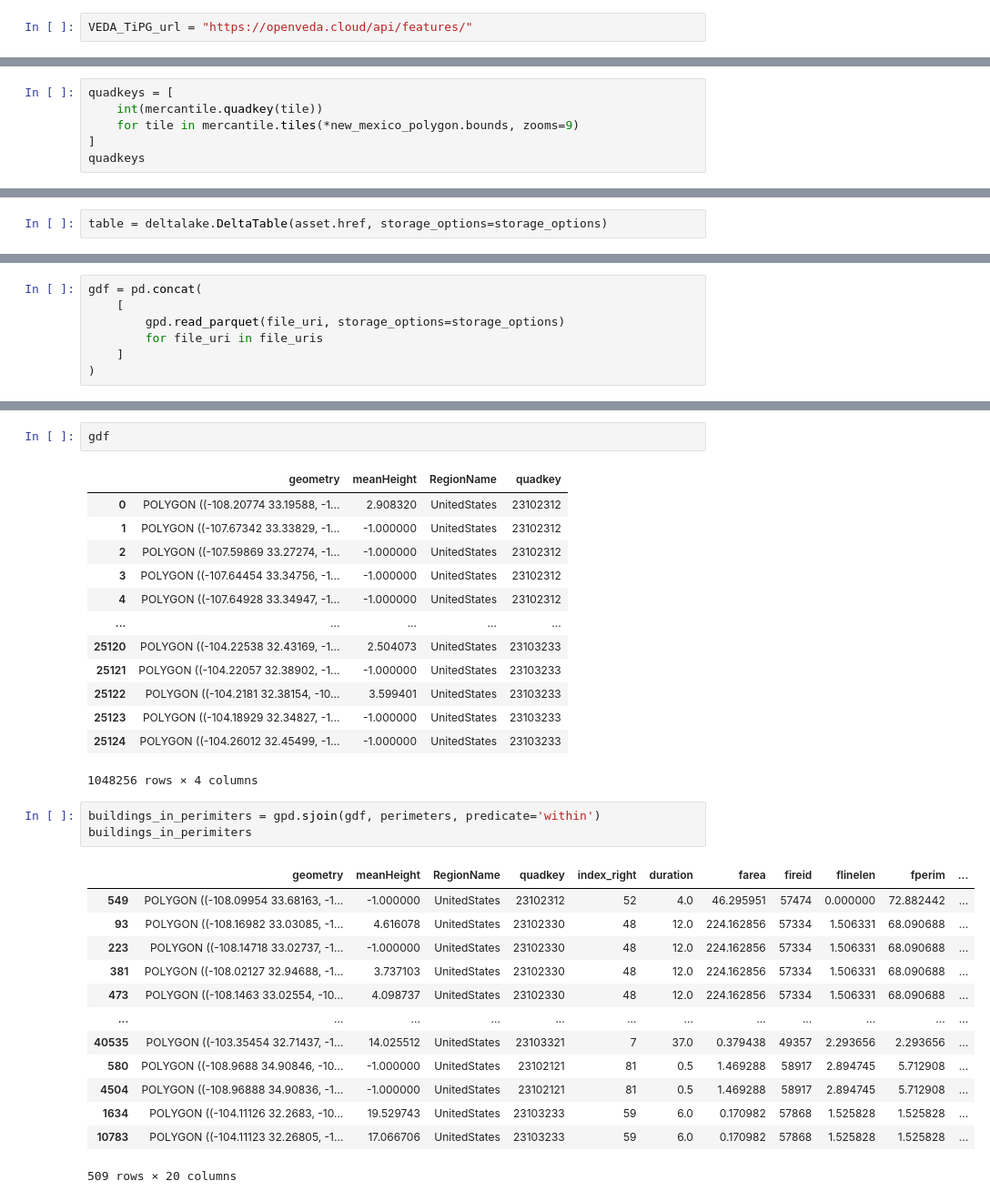
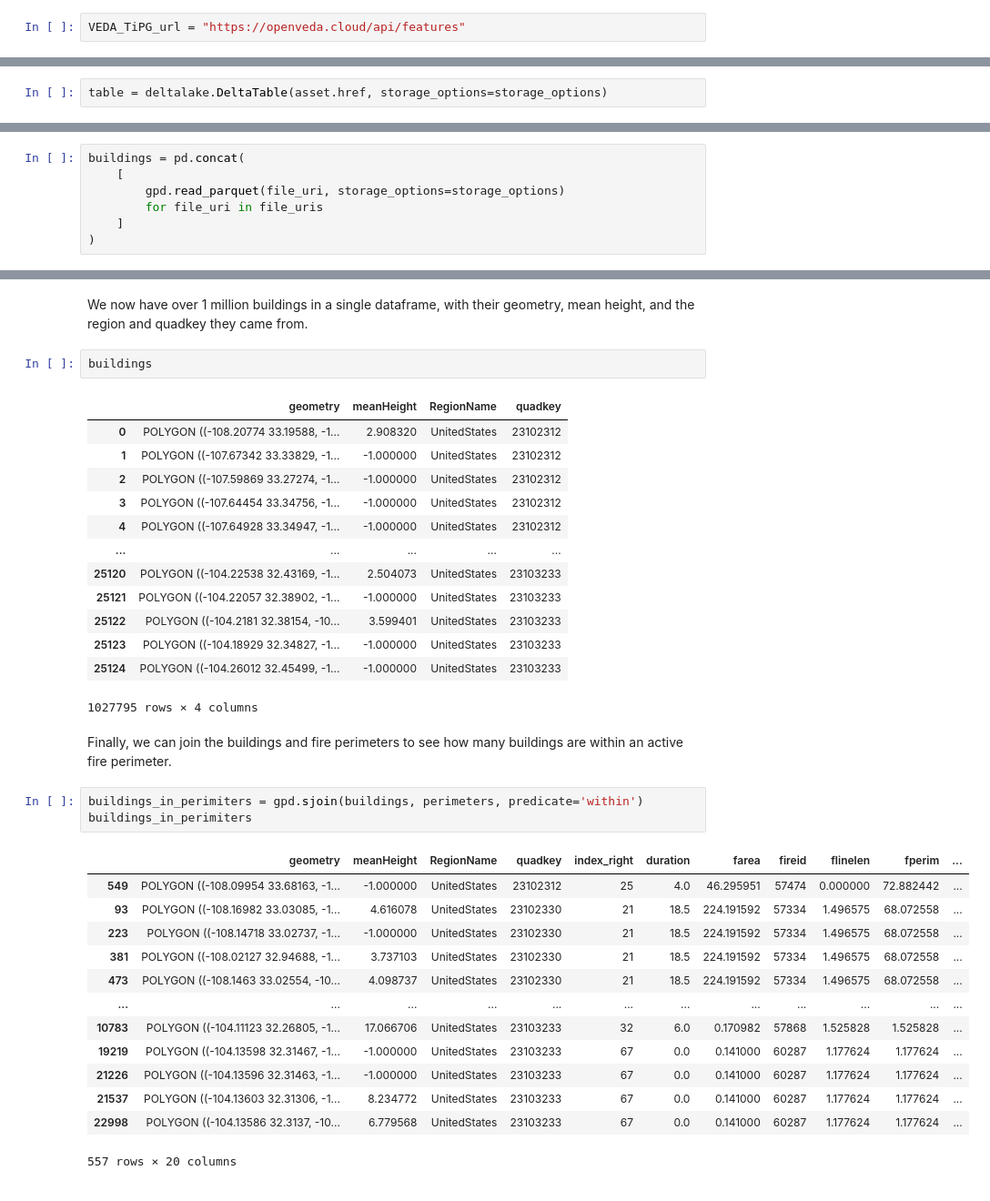
Before and after one commit to developmentseed/nasa-disasters-hub-jupytergis, a Jupyter notebook: fires.ipynb, the cells around one changed output, grey strips where cells are left out. Shown at 91% size. Saved outputs shown, nothing was run; the diff lists cells and outputs as text.

Commit message:
fire notebook cleanup

```diff
--- a/fires.ipynb
+++ b/fires.ipynb
@@ -51,7 +51,7 @@ The current vector data is hosted as a [TiPG](https://developmentseed.org/tipg/)
 
 This section is similar to [this notebook](https://docs.openveda.cloud/user-guide/notebooks/tutorials/mapping-fires.html).
 # %%
-VEDA_TiPG_url = "https://openveda.cloud/api/features/"
+VEDA_TiPG_url = "https://openveda.cloud/api/features"
 # %% [markdown]
 Datasets distributed through OGC APIs are organized into collections. We can see the available collections with this command:
 # %%
@@ -200,6 +153,0 @@ files = obs.list(store, return_arrow=True)
-# %%
-quadkeys = [
-    int(mercantile.quadkey(tile))
-    for tile in mercantile.tiles(*new_mexico_polygon.bounds, zooms=9)
-]
-quadkeys
@@ -305,5 +215,5 @@ file_uris
 # %%
-gdf = pd.concat(
+buildings = pd.concat(
     [
         gpd.read_parquet(file_uri, storage_options=storage_options)
         for file_uri in file_uris
@@ -318,5 +222,7 @@ Map(basemap_style=<CartoBasemap.DarkMatter: 'https://basemaps.cartocdn.com/gl/da
+# %% [markdown]
+We now have over 1 million buildings in a single dataframe, with their geometry, mean height, and the region and quadkey they came from.
 # %%
-gdf
+buildings
 # %% [output]
 |  | geometry | meanHeight | RegionName | quadkey |
 | 0 | POLYGON ((-108.20774 33.19588, -1... | 2.908320 | UnitedStates | 23102312 |
@@ -330,21 +236,23 @@ gdf
 | 25122 | POLYGON ((-104.2181 32.38154, -10... | 3.599401 | UnitedStates | 23103233 |
 | 25123 | POLYGON ((-104.18929 32.34827, -1... | -1.000000 | UnitedStates | 23103233 |
 | 25124 | POLYGON ((-104.26012 32.45499, -1... | -1.000000 | UnitedStates | 23103233 |
-1048256 rows × 4 columns
+1027795 rows × 4 columns
+# %% [markdown]
+Finally, we can join the buildings and fire perimeters to see how many buildings are within an active fire perimeter.
 # %%
-buildings_in_perimiters = gpd.sjoin(gdf, perimeters, predicate='within')
+buildings_in_perimiters = gpd.sjoin(buildings, perimeters, predicate='within')
 buildings_in_perimiters
 # %% [output]
 |  | geometry | meanHeight | RegionName | quadkey | index_right | duration | farea | fireid | flinelen | fperim | ... |
-| 549 | POLYGON ((-108.09954 33.68163, -1... | -1.000000 | UnitedStates | 23102312 | 52 | 4.0 | 46.295951 | 57474 | 0.000000 | 72.882442 | ... |
-| 93 | POLYGON ((-108.16982 33.03085, -1... | 4.616078 | UnitedStates | 23102330 | 48 | 12.0 | 224.162856 | 57334 | 1.506331 | 68.090688 | ... |
-| 223 | POLYGON ((-108.14718 33.02737, -1... | -1.000000 | UnitedStates | 23102330 | 48 | 12.0 | 224.162856 | 57334 | 1.506331 | 68.090688 | ... |
-| 381 | POLYGON ((-108.02127 32.94688, -1... | 3.737103 | UnitedStates | 23102330 | 48 | 12.0 | 224.162856 | 57334 | 1.506331 | 68.090688 | ... |
-| 473 | POLYGON ((-108.1463 33.02554, -10... | 4.098737 | UnitedStates | 23102330 | 48 | 12.0 | 224.162856 | 57334 | 1.506331 | 68.090688 | ... |
+| 549 | POLYGON ((-108.09954 33.68163, -1... | -1.000000 | UnitedStates | 23102312 | 25 | 4.0 | 46.295951 | 57474 | 0.000000 | 72.882442 | ... |
+| 93 | POLYGON ((-108.16982 33.03085, -1... | 4.616078 | UnitedStates | 23102330 | 21 | 18.5 | 224.191592 | 57334 | 1.496575 | 68.072558 | ... |
+| 223 | POLYGON ((-108.14718 33.02737, -1... | -1.000000 | UnitedStates | 23102330 | 21 | 18.5 | 224.191592 | 57334 | 1.496575 | 68.072558 | ... |
+| 381 | POLYGON ((-108.02127 32.94688, -1... | 3.737103 | UnitedStates | 23102330 | 21 | 18.5 | 224.191592 | 57334 | 1.496575 | 68.072558 | ... |
+| 473 | POLYGON ((-108.1463 33.02554, -10... | 4.098737 | UnitedStates | 23102330 | 21 | 18.5 | 224.191592 | 57334 | 1.496575 | 68.072558 | ... |
 | ... | ... | ... | ... | ... | ... | ... | ... | ... | ... | ... | ... |
-| 40535 | POLYGON ((-103.35454 32.71437, -1... | 14.025512 | UnitedStates | 23103321 | 7 | 37.0 | 0.379438 | 49357 | 2.293656 | 2.293656 | ... |
-| 580 | POLYGON ((-108.9688 34.90846, -10... | -1.000000 | UnitedStates | 23102121 | 81 | 0.5 | 1.469288 | 58917 | 2.894745 | 5.712908 | ... |
-| 4504 | POLYGON ((-108.96888 34.90836, -1... | -1.000000 | UnitedStates | 23102121 | 81 | 0.5 | 1.469288 | 58917 | 2.894745 | 5.712908 | ... |
-| 1634 | POLYGON ((-104.11126 32.2683, -10... | 19.529743 | UnitedStates | 23103233 | 59 | 6.0 | 0.170982 | 57868 | 1.525828 | 1.525828 | ... |
-| 10783 | POLYGON ((-104.11123 32.26805, -1... | 17.066706 | UnitedStates | 23103233 | 59 | 6.0 | 0.170982 | 57868 | 1.525828 | 1.525828 | ... |
+| 10783 | POLYGON ((-104.11123 32.26805, -1... | 17.066706 | UnitedStates | 23103233 | 32 | 6.0 | 0.170982 | 57868 | 1.525828 | 1.525828 | ... |
+| 19219 | POLYGON ((-104.13598 32.31467, -1... | -1.000000 | UnitedStates | 23103233 | 67 | 0.0 | 0.141000 | 60287 | 1.177624 | 1.177624 | ... |
+| 21226 | POLYGON ((-104.13596 32.31463, -1... | -1.000000 | UnitedStates | 23103233 | 67 | 0.0 | 0.141000 | 60287 | 1.177624 | 1.177624 | ... |
+| 21537 | POLYGON ((-104.13603 32.31306, -1... | 8.234772 | UnitedStates | 23103233 | 67 | 0.0 | 0.141000 | 60287 | 1.177624 | 1.177624 | ... |
+| 22998 | POLYGON ((-104.13586 32.3137, -10... | 6.779568 | UnitedStates | 23103233 | 67 | 0.0 | 0.141000 | 60287 | 1.177624 | 1.177624 | ... |
-509 rows × 20 columns
+557 rows × 20 columns
```
Also changed, not shown: parts of 42 cells of this notebook.
